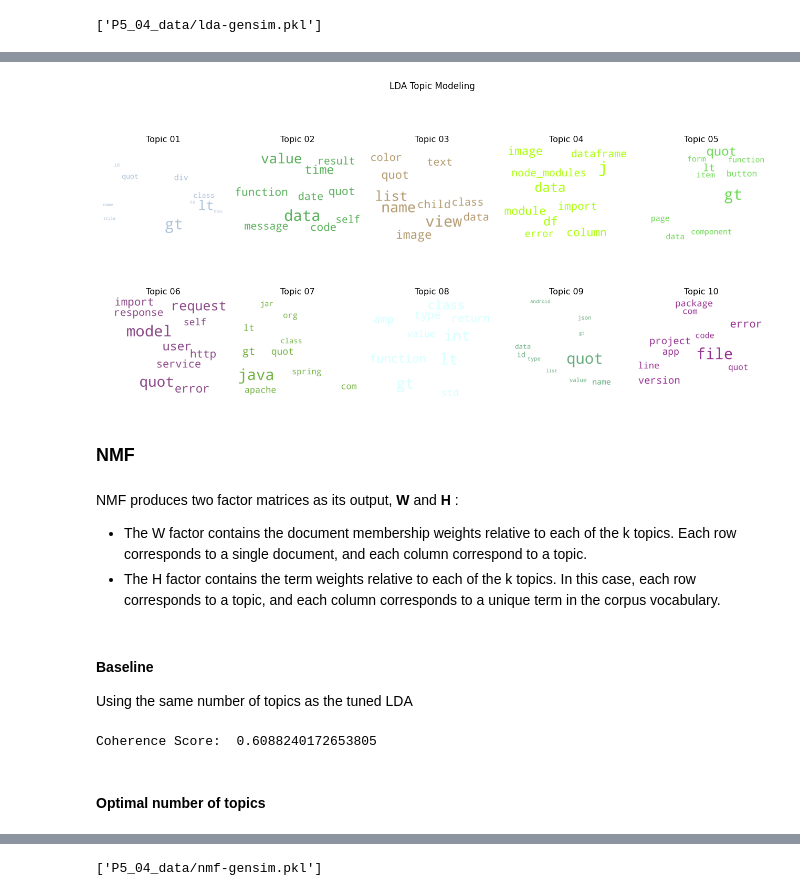
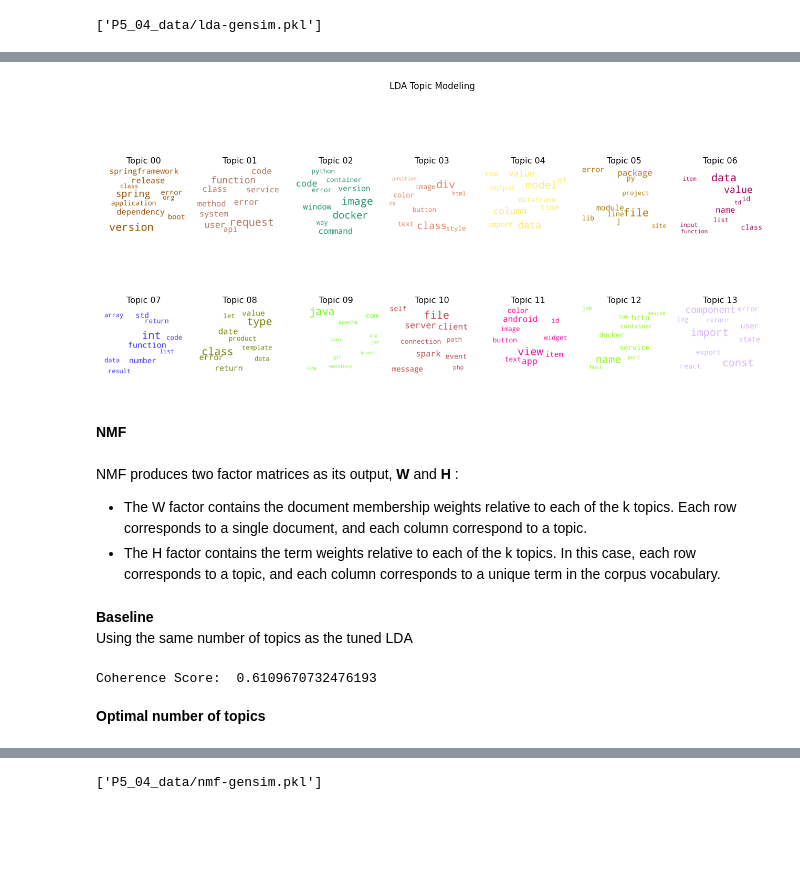
Before and after one commit to FlorianFormentini/OC_IML_P5_TagSuggestionSystem, a Jupyter notebook: P5_02_models.ipynb, the cells around one changed output, grey strips where cells are left out. Saved outputs shown, nothing was run; the diff lists cells and outputs as text; code cells hidden in the pictures; blank space fills up the shorter version.

Commit message:
updates notebooks and API : new models

```diff
--- a/P5_02_models.ipynb
+++ b/P5_02_models.ipynb
@@ -46,8 +95,14 @@ Populating the interactive namespace from numpy and matplotlib
 # %%
-corpus_df = joblib.load("P5_04_data/dataset.pkl")
-corpus_voc, bow_vectorizer, tfidf_vectorizer = joblib.load("P5_04_data/fitted-vectorizers.pkl")
 try:
-    # lda_model_gensim = joblib.load("P5_04_data/lda-gensim.pkl")
-    nmf_model_gensim = joblib.load("P5_04_data/nmf-gensim.pkl")
+    # load data
+    corpus_df = joblib.load("P5_04_data/dataset.pkl")
+    # load vectorizers
+    corpus_voc, bow_vectorizer, tfidf_vectorizer = joblib.load("P5_04_data/fitted-vectorizers.pkl")
+    # load method1 models
+    lda_model_gensim = joblib.load("P5_04_data/gensim-lda.pkl")
+    nmf_model_gensim = joblib.load("P5_04_data/gensim-nmf.pkl")
+    # load method2 models
+    # train_tfidf_vectorizer, mlb_tags = joblib.load("P5_04_data/trainset-io-vectorizers.pkl")
+    print("Files loaded")
 except FileNotFoundError as e:
     print(e)
@@ -334,17 +397,17 @@ def display_wordcloud(model, title, plot_format=(2, 3), size=(10, 15), nb_words=
     plt.tight_layout()
     plt.show()
 # %%
-display_wordcloud(lda_model_gensim, title='LDA Topic Modeling', plot_format=(2, 5), size=(18, 10), nb_words=10)
+display_wordcloud(lda_model_gensim, title='LDA Topic Modeling', plot_format=(2, 7), size=(18, 10), nb_words=10)
 # %% [output]
-[figure, old version]
+[figure, new version]
 # %% [markdown]
-### NMF
+#### NMF
 # %% [markdown]
 NMF produces two factor matrices as its output, **W** and **H** :
 - The W factor contains the document membership weights relative to each of the k topics. Each row corresponds to a single document, and each column correspond to a topic.
 - The H factor contains the term weights relative to each of the k topics. In this case, each row corresponds to a topic, and each column corresponds to a unique term in the corpus vocabulary.
 # %% [markdown]
-#### Baseline
+**Baseline**
 Using the same number of topics as the tuned LDA
 # %%
 # same number of topics as LDA for baseline
@@ -377,9 +433,9 @@ coherence_model_nmf = CoherenceModel(
 )
 print('Coherence Score: ', coherence_model_nmf.get_coherence())
 # %% [output]
-Coherence Score:  0.6088240172653805
+Coherence Score:  0.6109670732476193
 # %% [markdown]
-#### Optimal number of topics
+**Optimal number of topics**
 # %%
 %%time
 # searching a better number of topics for NMF modeling
```
Also changed, not shown: parts of 76 cells of this notebook, 11 other files.
